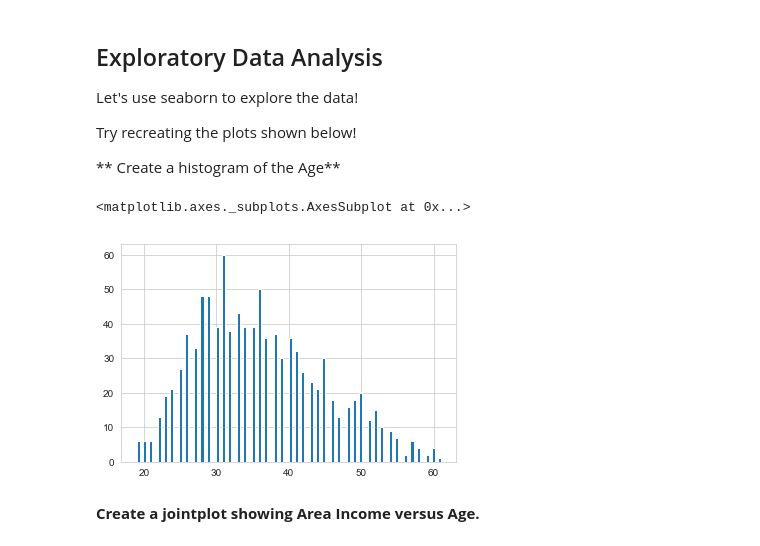
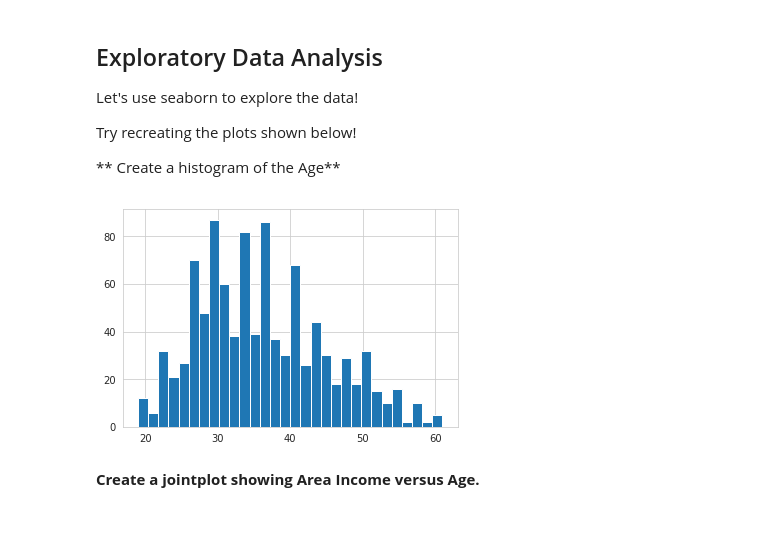
Before and after one commit to thamizhaiap/Machine_learning, a Jupyter notebook: Logistic_regression/02-Logistic Regression Project.ipynb, the cells around one changed output. Cells and saved outputs as stored; diff of their text form; code cells hidden in the pictures.

```diff
--- a/Logistic_regression/02-Logistic Regression Project.ipynb
+++ b/Logistic_regression/02-Logistic Regression Project.ipynb
@@ -85,12 +84,12 @@ Let's use seaborn to explore the data!
 Try recreating the plots shown below!
 
 ** Create a histogram of the Age**
-# %%
-sns.set_style('whitegrid')
-ad_data['Age'].hist(bins=100)
-# %% [output]
-<matplotlib.axes._subplots.AxesSubplot at 0x...>
-[figure, removed]
+# %%
+import seaborn as sns
+sns.set_style('whitegrid')
+plt.hist('Age', data=ad_data, bins=30);
+# %% [output]
+[figure, added]
 # %% [markdown]
 **Create a jointplot showing Area Income versus Age.**
 # %%
```
Also changed, not shown: parts of 17 cells of this notebook, 1 other file.
